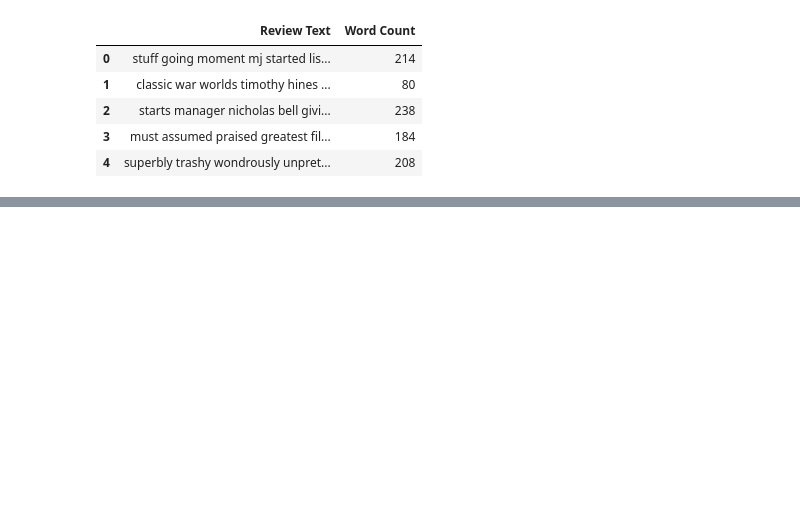
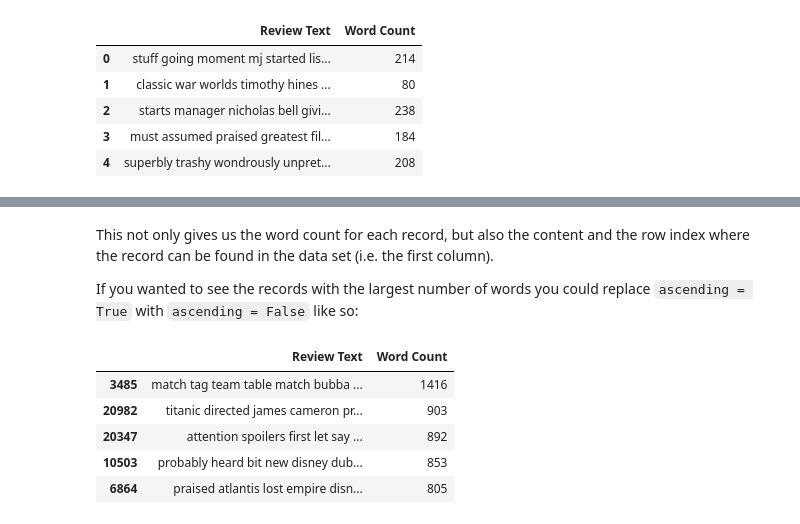
Before and after one commit to nrasch/nrasch.github.io, a Jupyter notebook: assets/html/Initial-Data-Exploration-Notebook.ipynb, the cells around one changed output, grey strips where cells are left out. Drawn from its saved outputs; the diff is of its cells as text; code cells hidden in the pictures; blank space fills up the shorter version.

Commit message:
Futher work on the Initial-Data-Exploration writeup and notebook -- Merging notebook and github.io files

```diff
--- a/assets/html/Initial-Data-Exploration-Notebook.ipynb
+++ b/assets/html/Initial-Data-Exploration-Notebook.ipynb
@@ -468,0 +561,13 @@ data_analysis.most_common()[-10:]
+# %% [markdown]
+This not only gives us the word count for each record, but also the content and the row index where the record can be found in the data set (i.e. the first column).
+
+If you wanted to see the records with the largest number of words you could replace `ascending = True` with `ascending = False` like so:
+# %%
+reviewsDF.sort_values(by = ['Word Count'], ascending = False).head()
+# %% [output]
+|  | Review Text | Word Count |
+| 3485 | match tag team table match bubba ... | 1416 |
+| 20982 | titanic directed james cameron pr... | 903 |
+| 20347 | attention spoilers first let say ... | 892 |
+| 10503 | probably heard bit new disney dub... | 853 |
+| 6864 | praised atlantis lost empire disn... | 805 |
```
Also changed, not shown: parts of 41 cells of this notebook, 16 other files.
